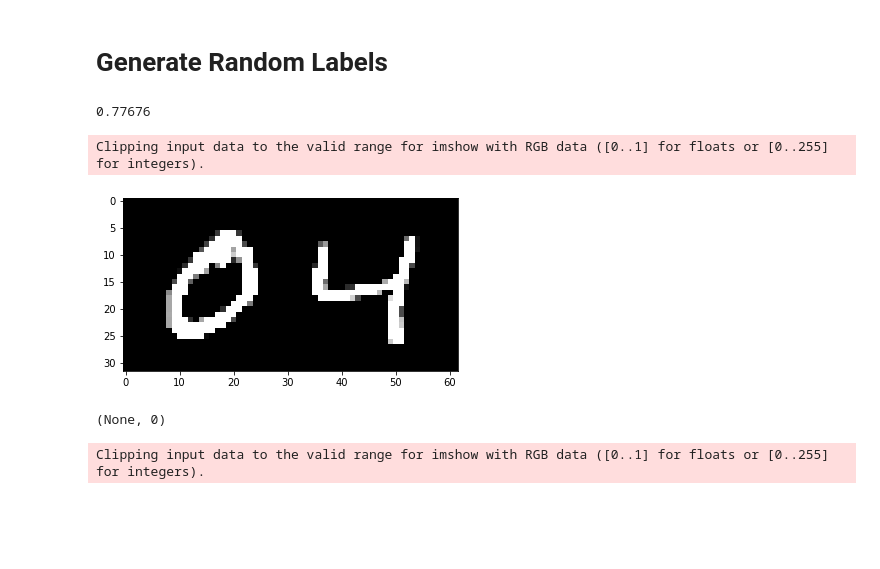
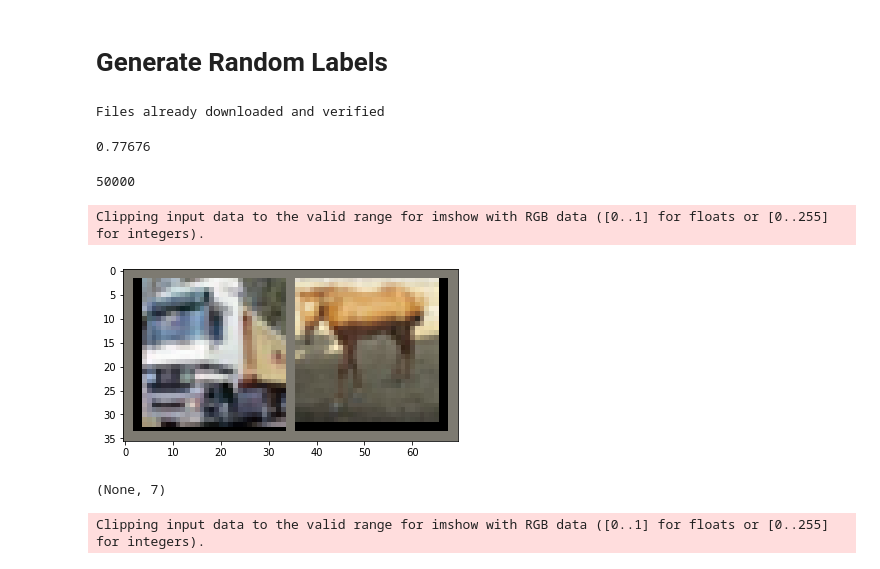
Before and after one commit to TengHu/TrainingDynamics, a Jupyter notebook: notebooks/SB.ipynb, the cells around one changed output. Cells and saved outputs as stored; diff of their text form; code cells hidden in the pictures; blank space fills up the shorter version.

```diff
--- a/notebooks/SB.ipynb
+++ b/notebooks/SB.ipynb
@@ -284,7 +284,9 @@ from utils.cifar import IndexedCifar10
 from utils.mnist import IndexedMNIST
 
 
-trainset = IndexedMNIST(root='./data', train=True, download=True,transform=IndexedMNIST.transform_train)
+trainset = IndexedCifar10(root='./data', train=True, download=True,transform=IndexedCifar10.transform_train)
+# %% [output]
+Files already downloaded and verified
 # %%
 ans = generate_random_labels(trainset, 0.25)
 # %%
@@ -293,4 +295,8 @@ np.mean([j[1] == ans[j[2]] for j in trainset])
 0.77676
 # %%
 examples_to_add_noise = np.load('dataset_overrides/mnist/25pct_example_to_add_noise.npy')
+# %%
+len(trainset)
+# %% [output]
+50000
 # %%
@@ -302,9 +308,9 @@ from analysis_utils import plot_images, show_mnist_batch
 # %%
-plot_images(trainset, [1,2], 10, show_mnist_batch), trainset[1][1]
+plot_images(trainset, [1,2000], 10, show_cifar10_batch), trainset[2000][1]
 # %% [output]
 Clipping input data to the valid range for imshow with RGB data ([0..1] for floats or [0..255] for integers).
-[figure, old version]
+[figure, new version]
-(None, 0)
+(None, 7)
 # %%
 noise = torch.randn(trainset.mnist.data.shape)[:len(examples_to_add_noise)]
 # %%
```
Also changed, not shown: parts of 3 cells of this notebook, 4 other files.
